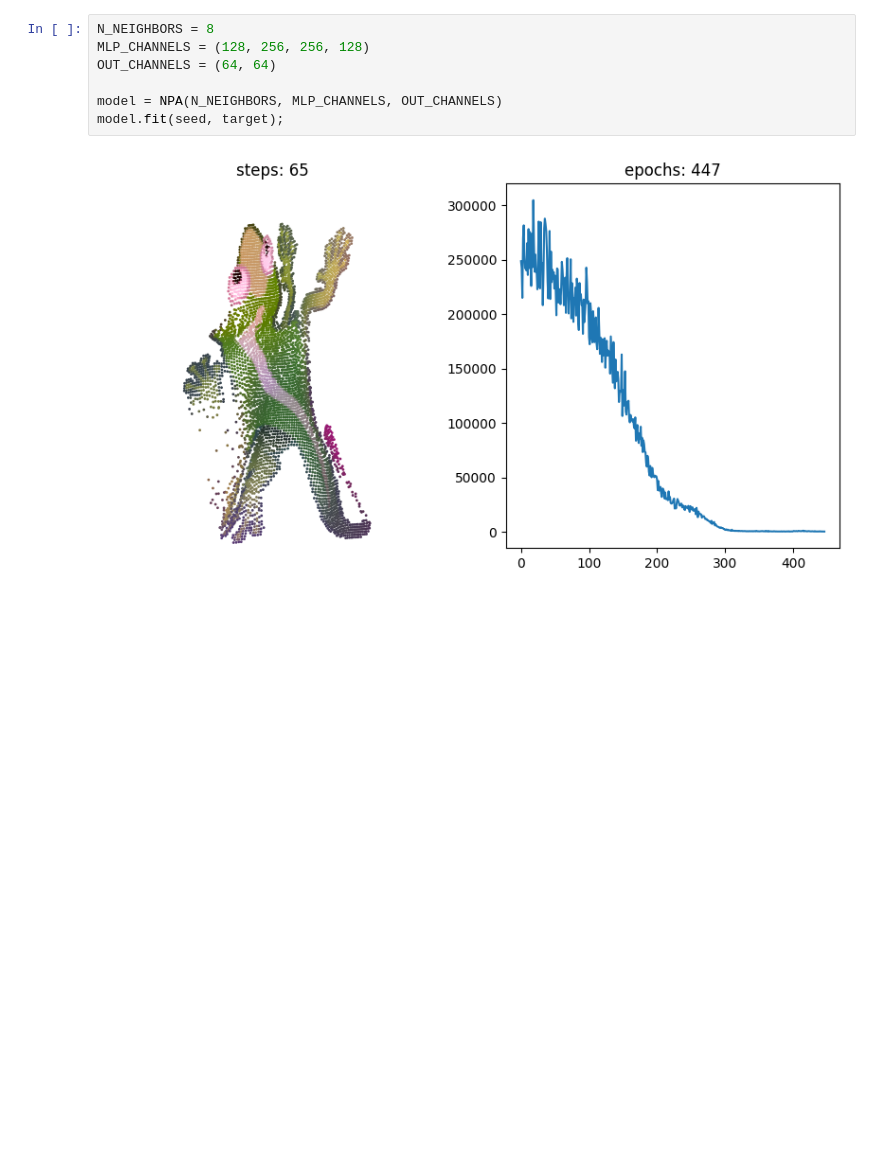
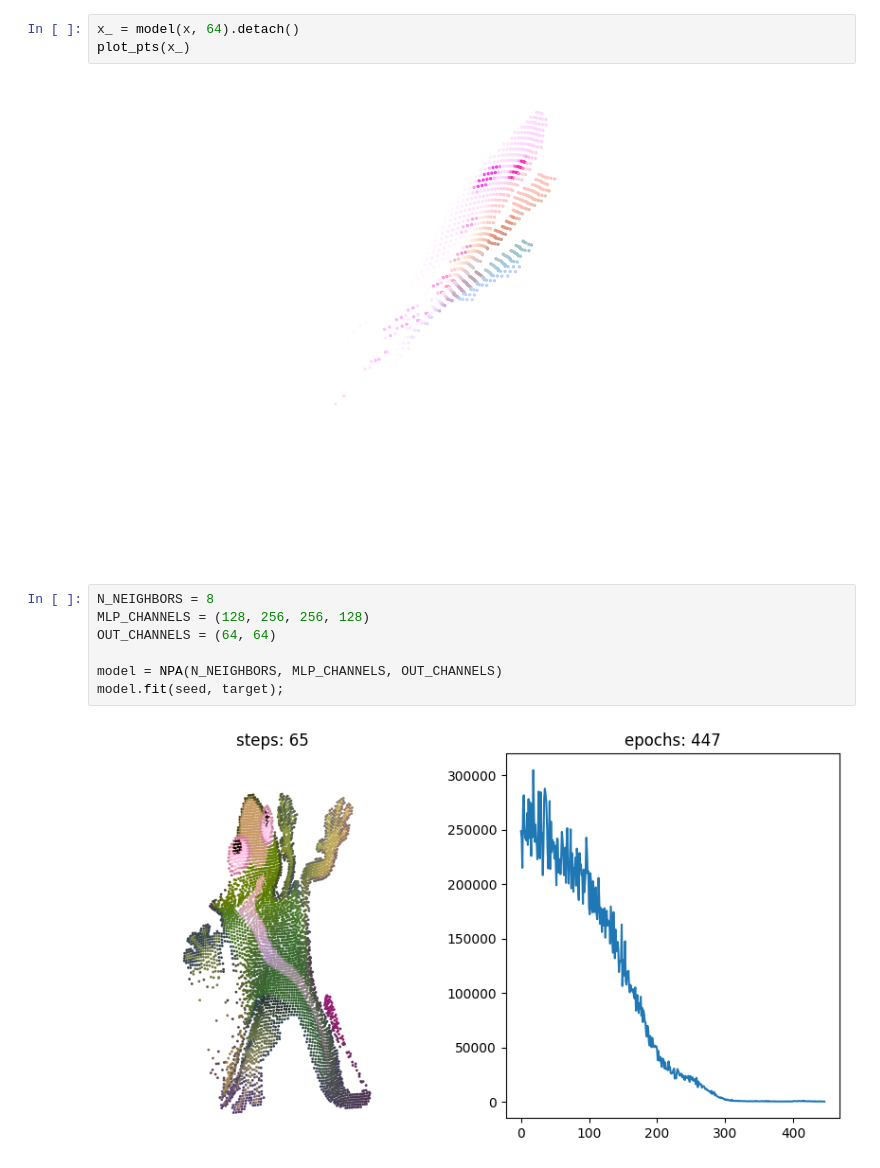
Before and after one commit to craigfouts/automata, a Jupyter notebook: notebooks/sandbox.ipynb, the cells around one changed output. Saved outputs shown, nothing was run; the diff lists cells and outputs as text; blank space fills up the shorter version.

```diff
--- a/notebooks/sandbox.ipynb
+++ b/notebooks/sandbox.ipynb
@@ -27,3 +97,8 @@ show_particles(seed, target)
+# %%
+x_ = model(x, 64).detach()
+plot_pts(x_)
+# %% [output]
+[figure, added]
 # %%
 N_NEIGHBORS = 8
 MLP_CHANNELS = (128, 256, 256, 128)
```
Also changed, not shown: parts of 6 cells of this notebook, 20 other files.
